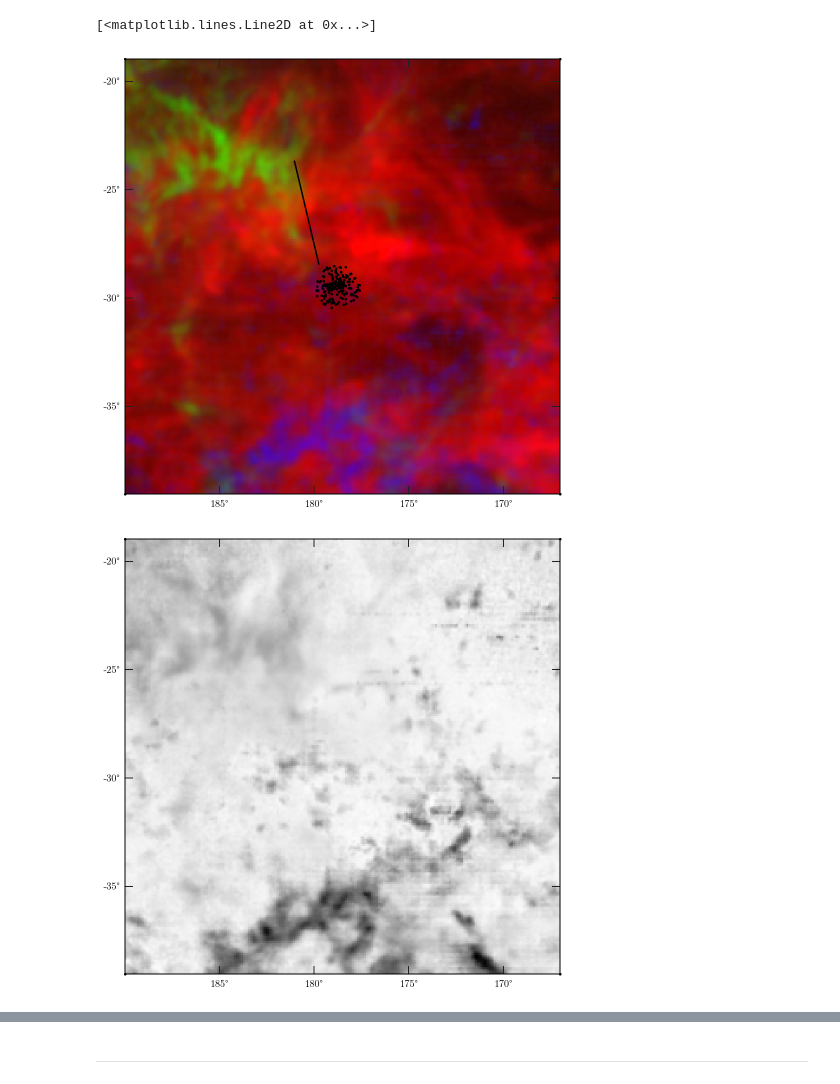
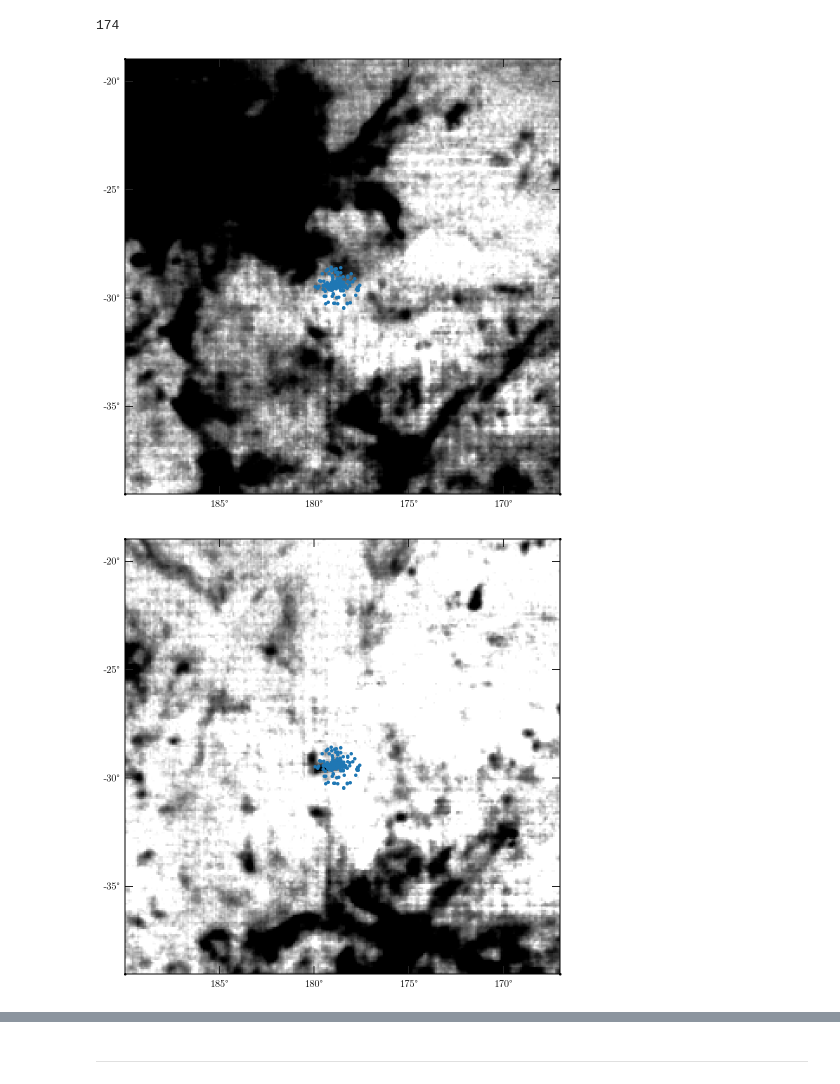
Before and after one commit to adrn/dr2-lmc-cluster, a Jupyter notebook: notebooks/LA-GASS.ipynb, the cells around one changed output, grey strips where cells are left out. Saved outputs shown, nothing was run; the diff lists cells and outputs as text; code cells hidden in the pictures.

```diff
--- a/notebooks/LA-GASS.ipynb
+++ b/notebooks/LA-GASS.ipynb
@@ -24 +22,8 @@ decam = GaiaData('../data/products/decam-selected-PRELIM.fits')
+# %%
+gaia = GaiaData('../data/gaia-cmd-polygon.fits')
+decam = Table.read('../output/decam_membership.fits')
+decam = decam[decam['membership_prob'] > 0.5]
+len(decam)
+# %% [output]
+174
 # %%
@@ -31,11 +35,10 @@ del hdr['CUNIT3']
 wcs = WCS(hdr)
 # %%
 cube = SpectralCube.read(hdu)
-# %%
-slab = cube.spectral_slab(0*u.km/u.s, 300*u.km/u.s)
-two_d = slab.sum(axis=0)
 # %%
 slabs = []
-slabs.append(cube.spectral_slab(0*u.km/u.s, 25*u.km/u.s).sum(axis=0))
-slabs.append(cube.spectral_slab(25*u.km/u.s, 50*u.km/u.s).sum(axis=0))
-slabs.append(cube.spectral_slab(50*u.km/u.s, 150*u.km/u.s).sum(axis=0))
+slabs.append(cube.spectral_slab(25*u.km/u.s, 50*u.km/u.s))
+slabs.append(cube.spectral_slab(50*u.km/u.s, 75*u.km/u.s))
+slabs.append(cube.spectral_slab(75*u.km/u.s, 100*u.km/u.s))
+slabs.append(cube.spectral_slab(100*u.km/u.s, 125*u.km/u.s))
+slabs.append(cube.spectral_slab(125*u.km/u.s, 150*u.km/u.s))
@@ -48,16 +44,0 @@ from astropy.visualization import make_lupton_rgb
-# %%
-fig, ax = plt.subplots(1, 1, figsize=(8, 8), subplot_kw=dict(projection=slabs[0].wcs))
-ax.imshow(make_lupton_rgb(r, g, 2*b, stretch=100, Q=8),
-          interpolation='nearest', origin='bottom')
-
-derp = gc.MagellanicStream(L=np.linspace(65, 70, 16)*u.deg, B=-13*u.deg).transform_to(coord.ICRS)
-ax.plot(derp.ra, derp.dec,
-        color='k', marker='',
-        transform=ax.get_transform('icrs'))
-
-ax.plot(decam.RA, decam.DEC,
-        color='k', marker='.', ls='none',
-        transform=ax.get_transform('icrs'))
-# %% [output]
-[<matplotlib.lines.Line2D at 0x...>]
-[figure, removed]
@@ -66,6 +45,13 @@ moment_1 = slab.with_spectral_unit(u.km/u.s).moment(order = 1) # First moment
 # %%
-fig = plt.figure(figsize = (8, 8))
-ax = fig.add_subplot(111, projection=moment_1.wcs)
-im = ax.imshow(moment_1.hdu.data, origin='bottom', cmap='Greys')
+for slab in slabs:
+    moment1 = slab.with_spectral_unit(u.km/u.s).moment(order=0) # First moment
+
+    fig = plt.figure(figsize=(8, 8))
+    ax = fig.add_subplot(111, projection=moment1.wcs)
+    im = ax.imshow(moment1.hdu.data, origin='bottom', cmap='Greys',
+                   norm=mpl.colors.LogNorm(vmin=1, vmax=10))
+    ax.scatter(decam['ra'], decam['dec'], marker='.', color='tab:blue',
+               transform=ax.get_transform('icrs'))
 # %% [output]
-[figure, old version]
+[figure, new version]
+[figure, added]
```
Also changed, not shown: parts of 13 cells of this notebook, 6 other files.
